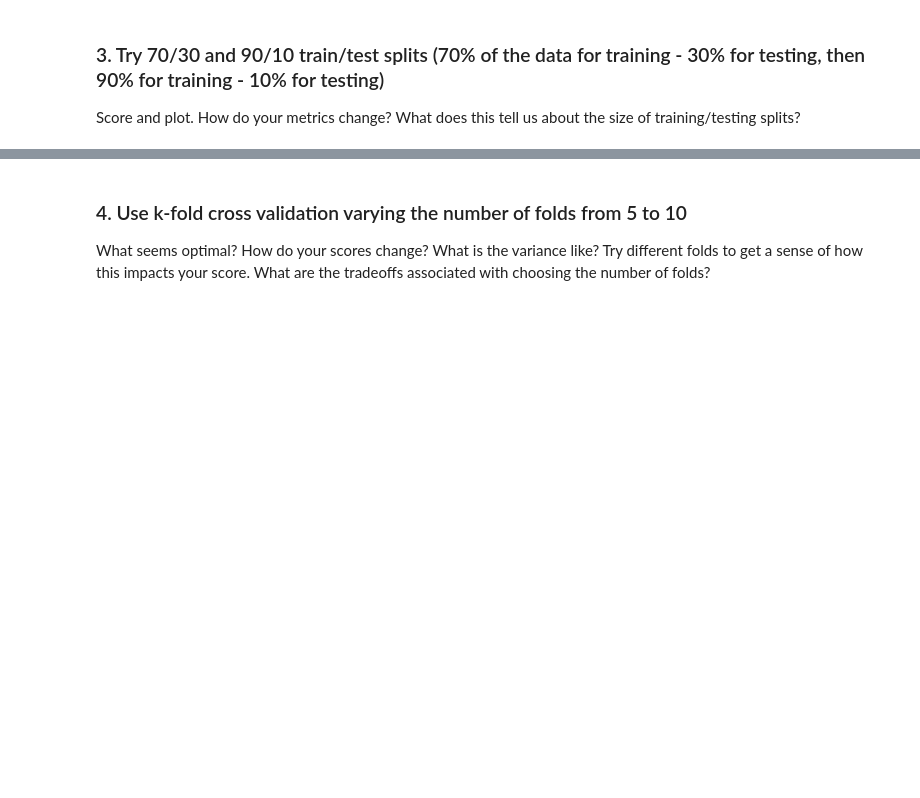
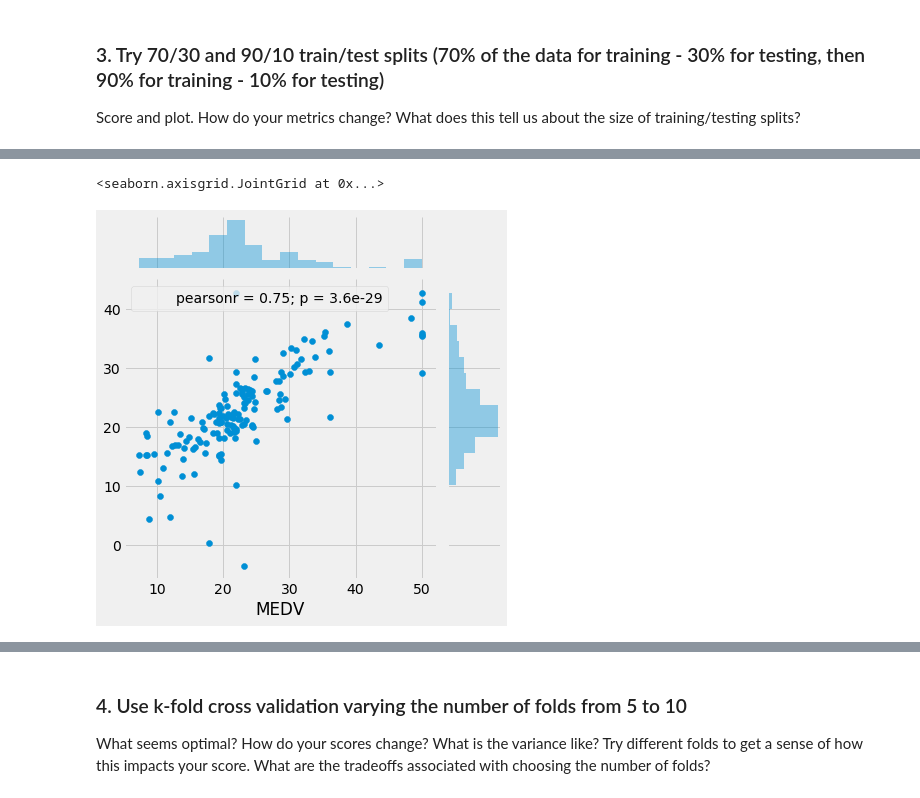
Before and after one commit to ankramer/Data-Science-5k, a Jupyter notebook: linreg-knn-project.ipynb, the cells around one changed output, grey strips where cells are left out. Drawn from its saved outputs; the diff is of its cells as text; code cells hidden in the pictures; blank space fills up the shorter version.

```diff
--- a/linreg-knn-project.ipynb
+++ b/linreg-knn-project.ipynb
@@ -117,0 +280,5 @@ Score and plot. How do your metrics change? What does this tell us about the siz
+# %%
+from sklearn.model_selection import train_test_split
+# First 70/30 train/test splits
+#With random state prameter
+X_train, X_test, y_train, y_test = train_test_split(X, y, train_size=0.7, random_state=8)
@@ -117,0 +313,6 @@ Score and plot. How do your metrics change? What does this tell us about the siz
+# %%
+yhat = lr.predict(X_test)
+sns.jointplot(y_test, yhat)
+# %% [output]
+<seaborn.axisgrid.JointGrid at 0x...>
+[figure, added]
```
Also changed, not shown: parts of 59 cells of this notebook.
